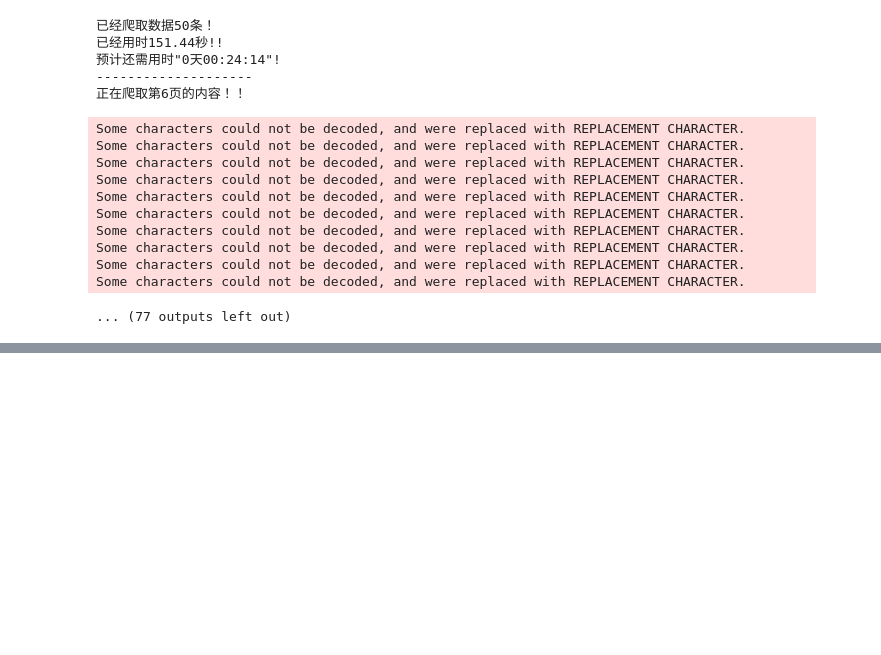
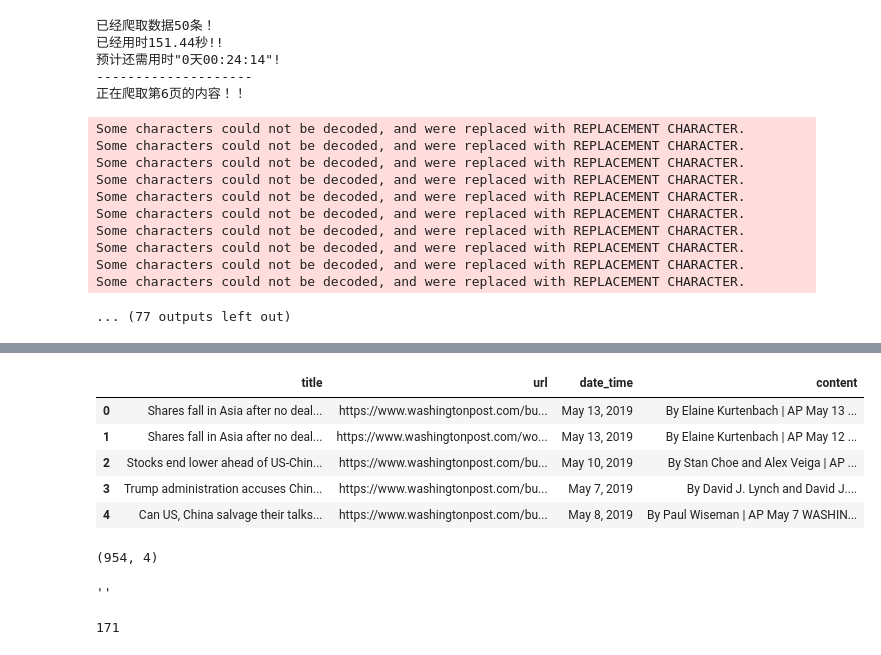
Before and after one commit to lishunli-notebook/Python, a Jupyter notebook: Statistical Case/L8/中美贸易战.ipynb, the cells around one changed output, grey strips where cells are left out. Saved outputs shown, nothing was run; the diff lists cells and outputs as text; code cells hidden in the pictures; blank space fills up the shorter version.

```diff
--- a/Statistical Case/L8/中美贸易战.ipynb
+++ b/Statistical Case/L8/中美贸易战.ipynb
@@ -274,0 +329,6 @@ data.to_csv('中美贸易战.csv', index = False)
+# %%
+trade_war_content_cut = []   #jieba分词
+for i in trade_war.content:
+    word_cut = jieba.cut(i, cut_all=False)
+    word_cut_stop = [word for word in word_cut if word not in stop_words]
+    trade_war_content_cut.append(','.join(word_cut_stop))
@@ -274,0 +414,34 @@ data.to_csv('中美贸易战.csv', index = False)
+# %%
+##不打开浏览器
+options = Options()
+options.add_argument("--headless")
+
+
+#打开浏览器
+driver = webdriver.Chrome()   #options = options
+driver.get('https://www.washingtonpost.com/newssearch/?query=China-US%20trade%20war&sort=Relevance&datefilter=12%20Months&startat=0&spellcheck#top')  #打开链接
+# %%
+def url_get_content_WathingtonPost(url):
+    """
+    该函数根据所传入的字符串类型的链接url获取该页的内容
+    示例：url = 'https://baidu.com'
+    结果：输出为预处理后的结果
+    """
+    content = ''
+    try:
+        html = requests.get(url) #, cookies = cookies, headers = headers) #打开链接  #伪装成真实的访问者
+        soup = BeautifulSoup(html.content, "html.parser")  #解码链接
+        content = soup.find('article', {"class": "paywall"}).get_text() #解码后找到相应内容
+        #content1 = ','.join(re.findall(r'\w+', content0))  #处理初始数据
+
+        #试图深度处理数据
+#         try:
+#             remove = re.findall(r'function.*?fix', content1)[0]
+#             content = content1.replace(remove, '')
+#         except:
+#             content  = content1
+
+    except:
+        pass
+
+    return content
@@ -274,0 +529,2 @@ data.to_csv('中美贸易战.csv', index = False)
+# %%
+China_US_trade_war = Washington_Post_news(50)
@@ -274,0 +549,9 @@ data.to_csv('中美贸易战.csv', index = False)
+# %%
+China_US_trade_war.head()
+# %% [output]
+|  | title | url | date_time | content |
+| 0 | Shares fall in Asia after no deal... | https://www.washingtonpost.com/bu... | May 13, 2019 | By Elaine Kurtenbach | AP May 13 ... |
+| 1 | Shares fall in Asia after no deal... | https://www.washingtonpost.com/wo... | May 13, 2019 | By Elaine Kurtenbach | AP May 12 ... |
+| 2 | Stocks end lower ahead of US-Chin... | https://www.washingtonpost.com/bu... | May 10, 2019 | By Stan Choe and Alex Veiga | AP ... |
+| 3 | Trump administration accuses Chin... | https://www.washingtonpost.com/bu... | May 7, 2019 | By David J. Lynch and David J.... |
+| 4 | Can US, China salvage their talks... | https://www.washingtonpost.com/bu... | May 8, 2019 | By Paul Wiseman | AP May 7 WASHIN... |
@@ -274,0 +560,4 @@ data.to_csv('中美贸易战.csv', index = False)
+# %%
+print(China_US_trade_war.shape)
+# %% [output]
+(954, 4)
@@ -274,0 +566,8 @@ data.to_csv('中美贸易战.csv', index = False)
+# %%
+df.content[948]   #有空值
+# %% [output]
+''
+# %%
+sum(df.content == '')
+# %% [output]
+171
```
Also changed, not shown: parts of 44 cells of this notebook.
